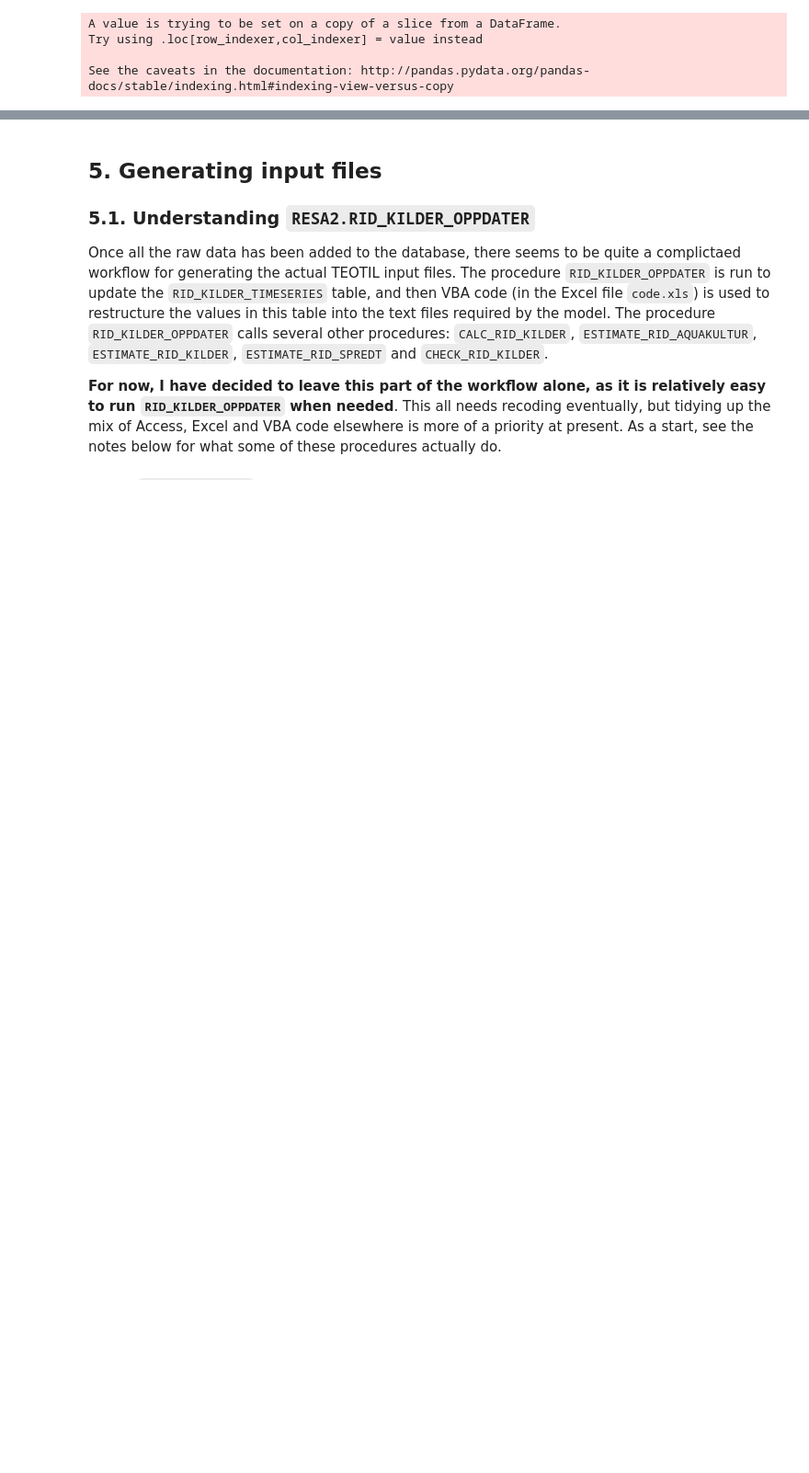
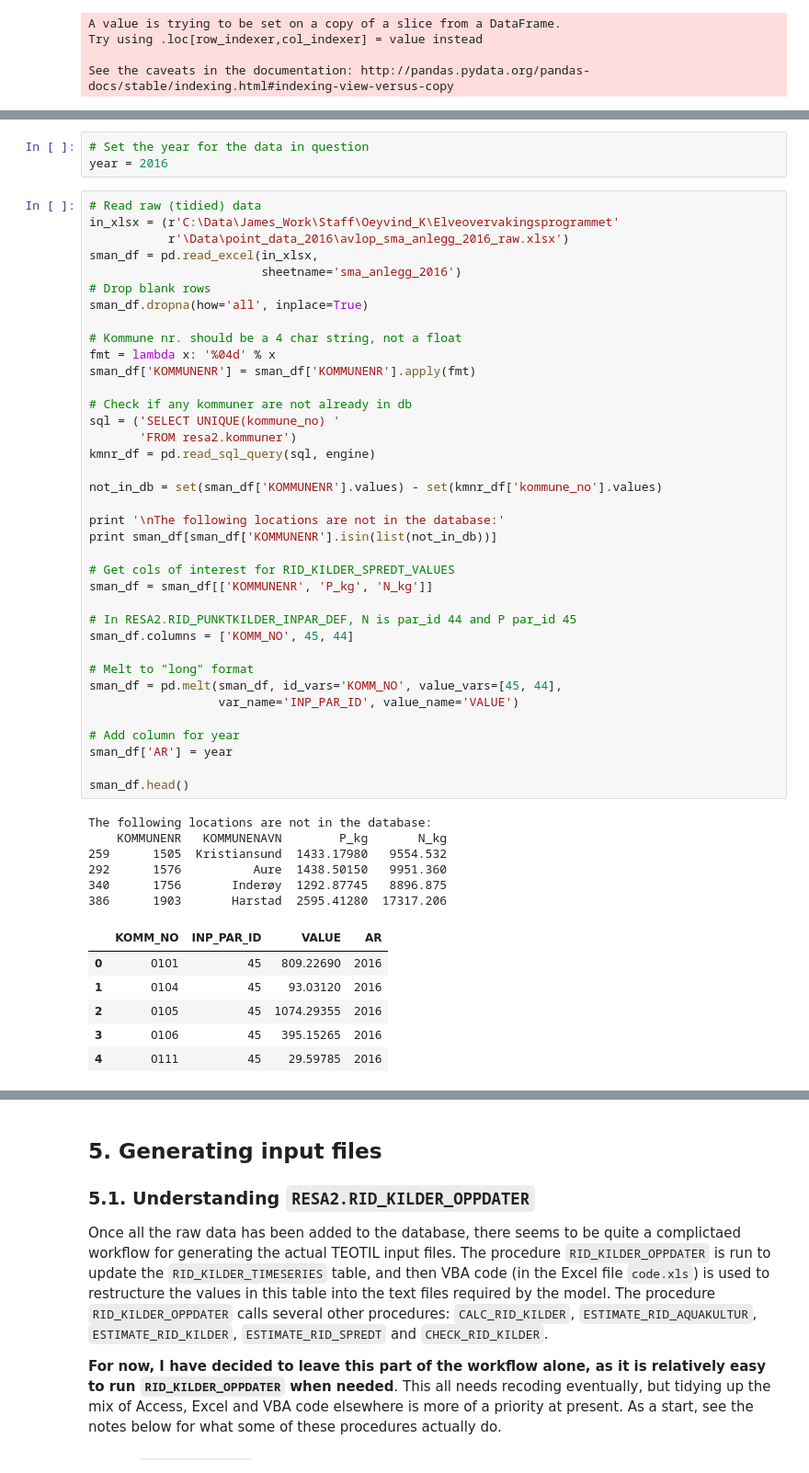
Before and after one commit to JamesSample/rid, a Jupyter notebook: notebooks/prepare_teotil_inputs.ipynb, the cells around one changed output, grey strips where cells are left out. Shown at 92% size. Drawn from its saved outputs; the diff is of its cells as text; blank space fills up the shorter version.

```diff
--- a/notebooks/prepare_teotil_inputs.ipynb
+++ b/notebooks/prepare_teotil_inputs.ipynb
@@ -577,0 +371,53 @@ lu_df.to_sql(name='RID_AGRI_INPUTS', con=engine,
+# %%
+# Set the year for the data in question
+year = 2016
+# %%
+# Read raw (tidied) data
+in_xlsx = (r'C:\Data\James_Work\Staff\Oeyvind_K\Elveovervakingsprogrammet'
+           r'\Data\point_data_2016\avlop_sma_anlegg_2016_raw.xlsx')
+sman_df = pd.read_excel(in_xlsx,
+                        sheetname='sma_anlegg_2016')
+# Drop blank rows
+sman_df.dropna(how='all', inplace=True)
+
+# Kommune nr. should be a 4 char string, not a float
+fmt = lambda x: '%04d' % x
+sman_df['KOMMUNENR'] = sman_df['KOMMUNENR'].apply(fmt)
+
+# Check if any kommuner are not already in db
+sql = ('SELECT UNIQUE(kommune_no) '
+       'FROM resa2.kommuner')
+kmnr_df = pd.read_sql_query(sql, engine)
+
+not_in_db = set(sman_df['KOMMUNENR'].values) - set(kmnr_df['kommune_no'].values)
+
+print '\nThe following locations are not in the database:'
+print sman_df[sman_df['KOMMUNENR'].isin(list(not_in_db))]
+
+# Get cols of interest for RID_KILDER_SPREDT_VALUES
+sman_df = sman_df[['KOMMUNENR', 'P_kg', 'N_kg']]
+
+# In RESA2.RID_PUNKTKILDER_INPAR_DEF, N is par_id 44 and P par_id 45
+sman_df.columns = ['KOMM_NO', 45, 44]
+
+# Melt to "long" format
+sman_df = pd.melt(sman_df, id_vars='KOMM_NO', value_vars=[45, 44],
+                  var_name='INP_PAR_ID', value_name='VALUE')
+
+# Add column for year
+sman_df['AR'] = year
+
+sman_df.head()
+# %% [output]
+The following locations are not in the database:
+    KOMMUNENR   KOMMUNENAVN        P_kg       N_kg
+259      1505  Kristiansund  1433.17980   9554.532
+292      1576          Aure  1438.50150   9951.360
+340      1756       Inderøy  1292.87745   8896.875
+386      1903       Harstad  2595.41280  17317.206
+|  | KOMM_NO | INP_PAR_ID | VALUE | AR |
+| 0 | 0101 | 45 | 809.22690 | 2016 |
+| 1 | 0104 | 45 | 93.03120 | 2016 |
+| 2 | 0105 | 45 | 1074.29355 | 2016 |
+| 3 | 0106 | 45 | 395.15265 | 2016 |
+| 4 | 0111 | 45 | 29.59785 | 2016 |
```
Also changed, not shown: parts of 42 cells of this notebook, 1 other file.
